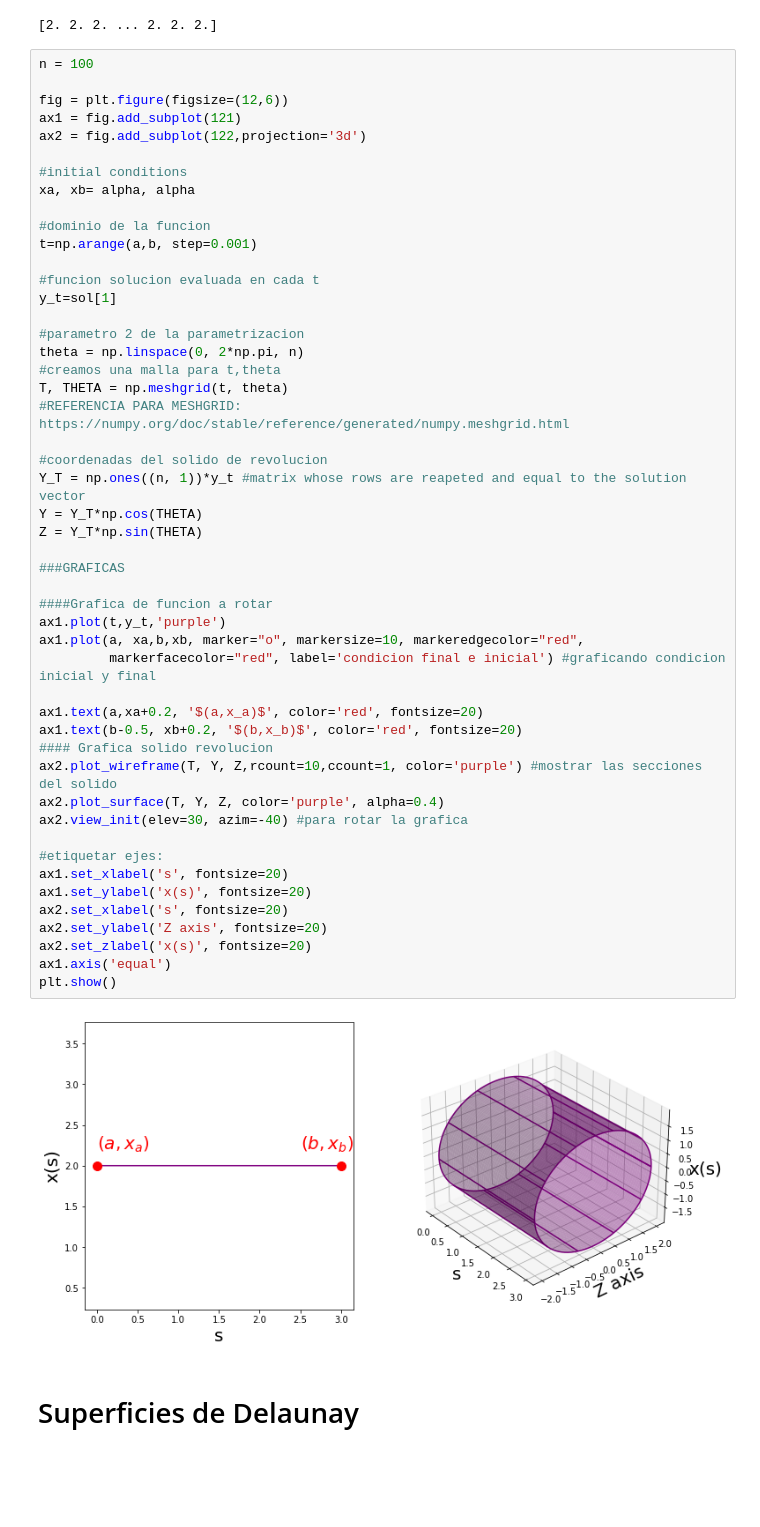
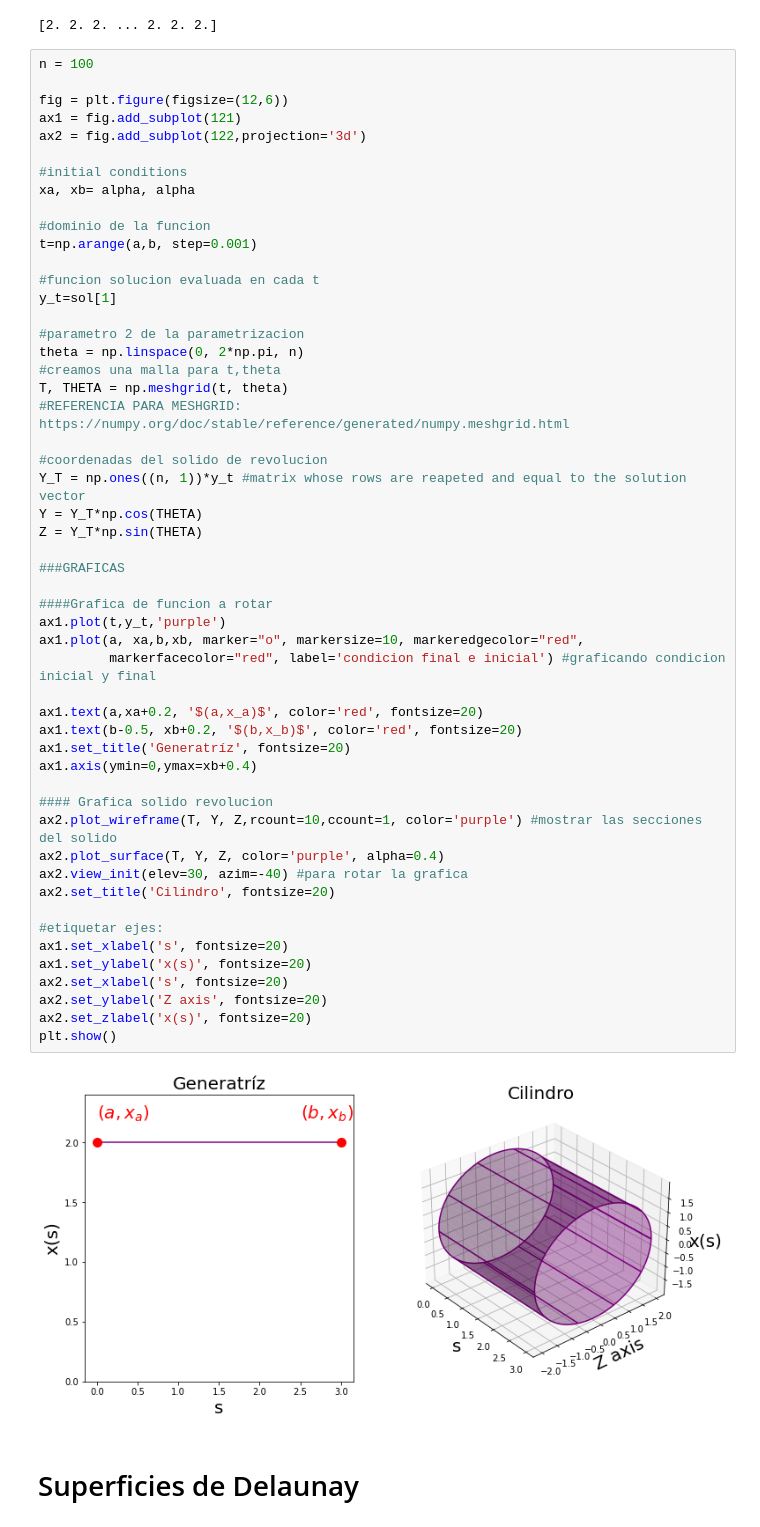
Before and after one commit to David-Damian/Optimization-Delaunay-surfaces, a Jupyter notebook: notebooks/graficas del reporte.ipynb, the cells around one changed output. Saved outputs shown, nothing was run; the diff lists cells and outputs as text; blank space fills up the shorter version.

```diff
--- a/notebooks/graficas del reporte.ipynb
+++ b/notebooks/graficas del reporte.ipynb
@@ -44,35 +44,38 @@ theta = np.linspace(0, 2*np.pi, n)
 T, THETA = np.meshgrid(t, theta)
 #REFERENCIA PARA MESHGRID: https://numpy.org/doc/stable/reference/generated/numpy.meshgrid.html
 
 #coordenadas del solido de revolucion
 Y_T = np.ones((n, 1))*y_t #matrix whose rows are reapeted and equal to the solution vector
 Y = Y_T*np.cos(THETA)
 Z = Y_T*np.sin(THETA)
 
 ###GRAFICAS
 
 ####Grafica de funcion a rotar
 ax1.plot(t,y_t,'purple')
 ax1.plot(a, xa,b,xb, marker="o", markersize=10, markeredgecolor="red",
          markerfacecolor="red", label='condicion final e inicial') #graficando condicion inicial y final
 
 ax1.text(a,xa+0.2, '$(a,x_a)$', color='red', fontsize=20)
 ax1.text(b-0.5, xb+0.2, '$(b,x_b)$', color='red', fontsize=20)
+ax1.set_title('Generatríz', fontsize=20)
+ax1.axis(ymin=0,ymax=xb+0.4)
+
 #### Grafica solido revolucion
 ax2.plot_wireframe(T, Y, Z,rcount=10,ccount=1, color='purple') #mostrar las secciones del solido
 ax2.plot_surface(T, Y, Z, color='purple', alpha=0.4)
 ax2.view_init(elev=30, azim=-40) #para rotar la grafica
+ax2.set_title('Cilindro', fontsize=20)
 
 #etiquetar ejes:
 ax1.set_xlabel('s', fontsize=20)
 ax1.set_ylabel('x(s)', fontsize=20)
 ax2.set_xlabel('s', fontsize=20)
 ax2.set_ylabel('Z axis', fontsize=20)
 ax2.set_zlabel('x(s)', fontsize=20)
-ax1.axis('equal')
 plt.show()
 # %% [output]
-[figure, old version]
+[figure, new version]
 # %% [markdown]
 # Superficies de Delaunay
 # %% [markdown]
```
Also changed, not shown: parts of 4 cells of this notebook.
